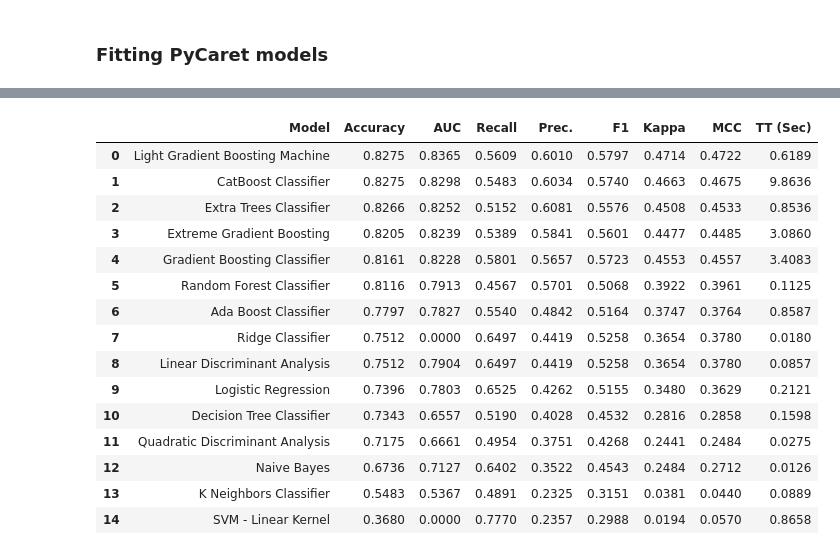
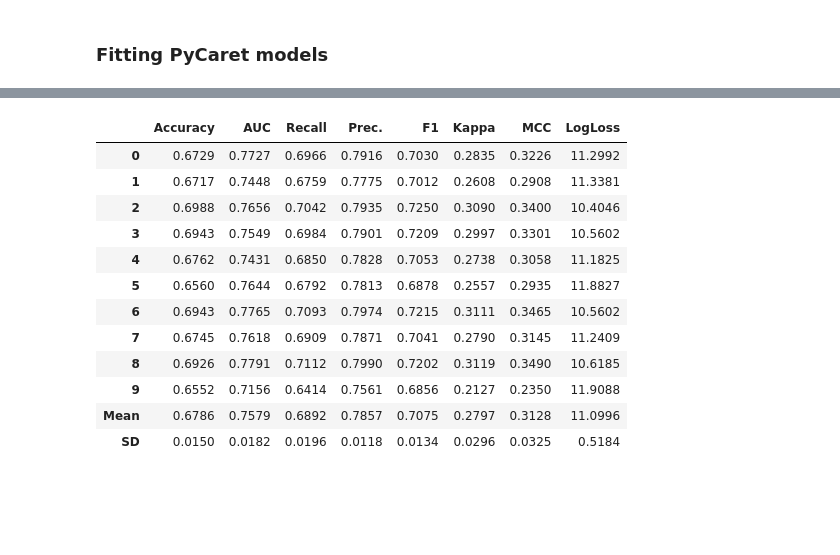
Before and after one commit to EduardoYada/Flu-Shot-Learning, a Jupyter notebook: notebooks/py/pycaret.ipynb, the cells around one changed output, grey strips where cells are left out. Drawn from its saved outputs; the diff is of its cells as text; code cells hidden in the pictures; blank space fills up the shorter version.

```diff
--- a/notebooks/py/pycaret.ipynb
+++ b/notebooks/py/pycaret.ipynb
@@ -45,19 +59,24 @@ Setup Succesfully Completed!
-# %%
-df = compare_models()
-# %% [output]
-|  | Model | Accuracy | AUC | Recall | Prec. | F1 | Kappa | MCC | TT (Sec) |
-| 0 | Light Gradient Boosting Machine | 0.8275 | 0.8365 | 0.5609 | 0.6010 | 0.5797 | 0.4714 | 0.4722 | 0.6189 |
-| 1 | CatBoost Classifier | 0.8275 | 0.8298 | 0.5483 | 0.6034 | 0.5740 | 0.4663 | 0.4675 | 9.8636 |
-| 2 | Extra Trees Classifier | 0.8266 | 0.8252 | 0.5152 | 0.6081 | 0.5576 | 0.4508 | 0.4533 | 0.8536 |
-| 3 | Extreme Gradient Boosting | 0.8205 | 0.8239 | 0.5389 | 0.5841 | 0.5601 | 0.4477 | 0.4485 | 3.0860 |
-| 4 | Gradient Boosting Classifier | 0.8161 | 0.8228 | 0.5801 | 0.5657 | 0.5723 | 0.4553 | 0.4557 | 3.4083 |
-| 5 | Random Forest Classifier | 0.8116 | 0.7913 | 0.4567 | 0.5701 | 0.5068 | 0.3922 | 0.3961 | 0.1125 |
-| 6 | Ada Boost Classifier | 0.7797 | 0.7827 | 0.5540 | 0.4842 | 0.5164 | 0.3747 | 0.3764 | 0.8587 |
-| 7 | Ridge Classifier | 0.7512 | 0.0000 | 0.6497 | 0.4419 | 0.5258 | 0.3654 | 0.3780 | 0.0180 |
-| 8 | Linear Discriminant Analysis | 0.7512 | 0.7904 | 0.6497 | 0.4419 | 0.5258 | 0.3654 | 0.3780 | 0.0857 |
-| 9 | Logistic Regression | 0.7396 | 0.7803 | 0.6525 | 0.4262 | 0.5155 | 0.3480 | 0.3629 | 0.2121 |
-| 10 | Decision Tree Classifier | 0.7343 | 0.6557 | 0.5190 | 0.4028 | 0.4532 | 0.2816 | 0.2858 | 0.1598 |
-| 11 | Quadratic Discriminant Analysis | 0.7175 | 0.6661 | 0.4954 | 0.3751 | 0.4268 | 0.2441 | 0.2484 | 0.0275 |
-| 12 | Naive Bayes | 0.6736 | 0.7127 | 0.6402 | 0.3522 | 0.4543 | 0.2484 | 0.2712 | 0.0126 |
-| 13 | K Neighbors Classifier | 0.5483 | 0.5367 | 0.4891 | 0.2325 | 0.3151 | 0.0381 | 0.0440 | 0.0889 |
-| 14 | SVM - Linear Kernel | 0.3680 | 0.0000 | 0.7770 | 0.2357 | 0.2988 | 0.0194 | 0.0570 | 0.8658 |
+# %%
+top10 = compare_models(n_select = 10, sort='AUC')
+# tune top 5 base models
+tuned_top10 = [tune_model(i, optimize='LogLoss') for i in top10]
+# ensemble top 5 tuned models
+#bagged_top5 = [ensemble_model(i) for i in tuned_top5]
+# blend top 5 base models
+#blender = blend_models(estimator_list = top5)
+# select best model
+best = automl(optimize = 'LogLoss')
+# %% [output]
+|  | Accuracy | AUC | Recall | Prec. | F1 | Kappa | MCC | LogLoss |
+| 0 | 0.6729 | 0.7727 | 0.6966 | 0.7916 | 0.7030 | 0.2835 | 0.3226 | 11.2992 |
+| 1 | 0.6717 | 0.7448 | 0.6759 | 0.7775 | 0.7012 | 0.2608 | 0.2908 | 11.3381 |
+| 2 | 0.6988 | 0.7656 | 0.7042 | 0.7935 | 0.7250 | 0.3090 | 0.3400 | 10.4046 |
+| 3 | 0.6943 | 0.7549 | 0.6984 | 0.7901 | 0.7209 | 0.2997 | 0.3301 | 10.5602 |
+| 4 | 0.6762 | 0.7431 | 0.6850 | 0.7828 | 0.7053 | 0.2738 | 0.3058 | 11.1825 |
+| 5 | 0.6560 | 0.7644 | 0.6792 | 0.7813 | 0.6878 | 0.2557 | 0.2935 | 11.8827 |
+| 6 | 0.6943 | 0.7765 | 0.7093 | 0.7974 | 0.7215 | 0.3111 | 0.3465 | 10.5602 |
+| 7 | 0.6745 | 0.7618 | 0.6909 | 0.7871 | 0.7041 | 0.2790 | 0.3145 | 11.2409 |
+| 8 | 0.6926 | 0.7791 | 0.7112 | 0.7990 | 0.7202 | 0.3119 | 0.3490 | 10.6185 |
+| 9 | 0.6552 | 0.7156 | 0.6414 | 0.7561 | 0.6856 | 0.2127 | 0.2350 | 11.9088 |
+| Mean | 0.6786 | 0.7579 | 0.6892 | 0.7857 | 0.7075 | 0.2797 | 0.3128 | 11.0996 |
+| SD | 0.0150 | 0.0182 | 0.0196 | 0.0118 | 0.0134 | 0.0296 | 0.0325 | 0.5184 |
```
Also changed, not shown: parts of 5 cells of this notebook, 16 other files.
